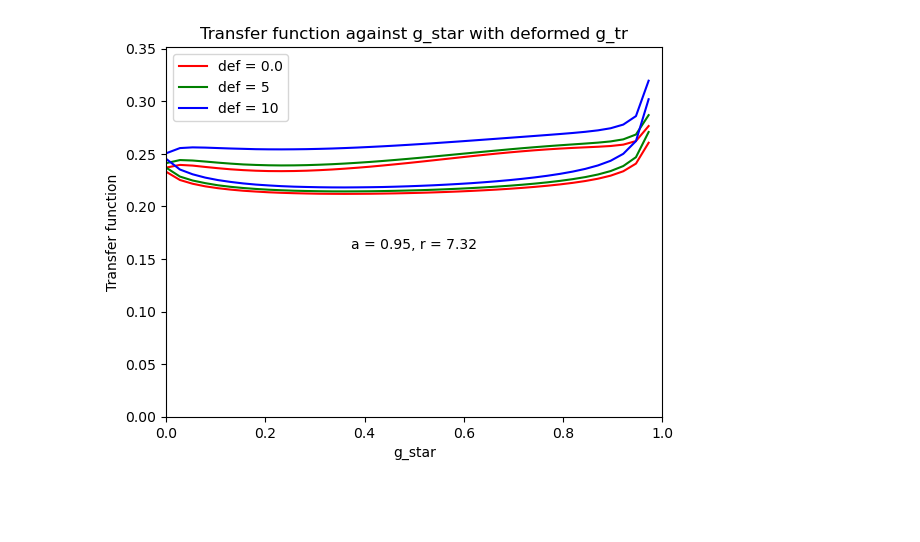
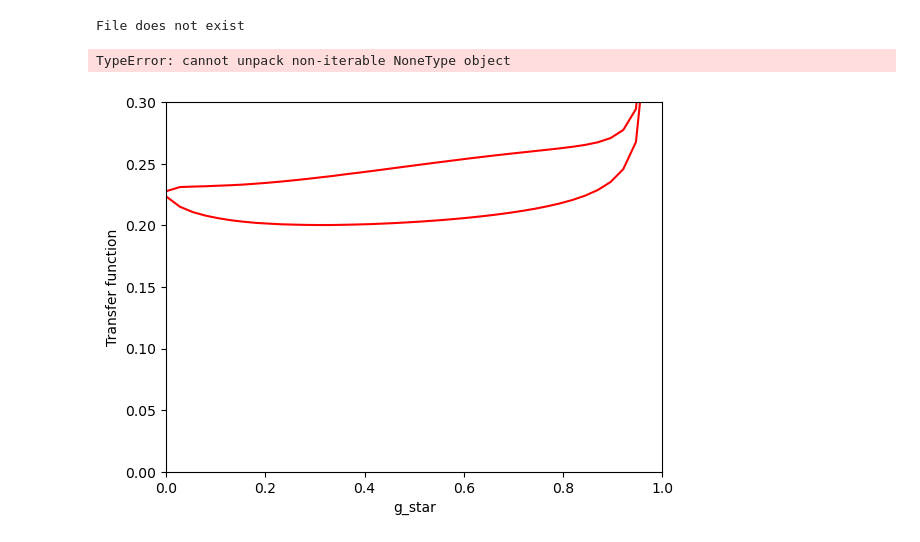
Before and after one commit to Walker-Xin/raytransfer, a Jupyter notebook: analysis.ipynb, the cells around one changed output. Saved outputs shown, nothing was run; the diff lists cells and outputs as text; code cells hidden in the pictures; blank space fills up the shorter version.

```diff
--- a/analysis.ipynb
+++ b/analysis.ipynb
@@ -160,41 +160,43 @@ def transfer_function(spin, inc, defpar, Mdl = 0.0, selection = None, selet_tor
 gtr_files = r'C:\Users\WalkerXin\Documents\Scripts\raytransfer\photons_gtr'
 grp_files = r'C:\Users\WalkerXin\Documents\Scripts\raytransfer\photons_grp'
 # %%
-spin = 0.95
+spin = 0.998
 inc = np.cos(np.pi/4)
 defpars = [0.0, 5, 10]
 Mdl = 0.0
 
-r = 7.317
+r = 4.75489
 
 colors = ['r', 'g', 'b', 'c', 'm', 'y', 'k']
 
 
 for defpar in defpars:
     filename = gtr_files + r'\photons4trf_a{:.5e}.i{:.2e}.Mdl_{:.2e}.dp_{:.2e}.dat'.format(spin, inc, Mdl, defpar)
     # Add num pad to exopnent
     filename = filename.replace('e+0', 'e+00')
     filename = filename.replace('e-0', 'e-00')
     branch_1_select, branch_2_select = transfer_function(spin, inc, defpar, Mdl, selection=r, selet_tor=0.005, clean=True, custom_name=filename)
 
     # Plot transfer function against g_star
     # plt.plot(branch_1_select['gstar'], branch_1_select['transfer'], label='Branch 1', color='r')
     # plt.plot(branch_2_select['gstar'], branch_2_select['transfer'], label='Branch 2', color='r')
     plt.plot(branch_1_select['gstar'], branch_1_select['transfer_ori'], label='def = {}'.format(defpar), color=colors[defpars.index(defpar)])
     plt.plot(branch_2_select['gstar'], branch_2_select['transfer_ori'], color=colors[defpars.index(defpar)])
     plt.xlabel('g_star')
     plt.ylabel('Transfer function')
 
     # Set scale
-    plt.ylim(0, branch_1_select['transfer_ori'].max()*1.1)
+    plt.ylim(0, 0.3)
     plt.xlim(0, 1)
 
 # Label spin and radius
 plt.title('Transfer function against g_star with deformed g_tr')
 plt.text(0.5, branch_1_select['transfer_ori'].max()*0.5, 'a = {:.2f}, r = {:.2f}'.format(spin, r), ha='center')
 
 plt.legend()
 plt.savefig('gtr_{:.2f}.png'.format(spin))
 plt.show()
 # %% [output]
+File does not exist
+TypeError: cannot unpack non-iterable NoneType object
-[figure, old version]
+[figure, new version]
```
Also changed, not shown: parts of 10 cells of this notebook, 2 other files.
